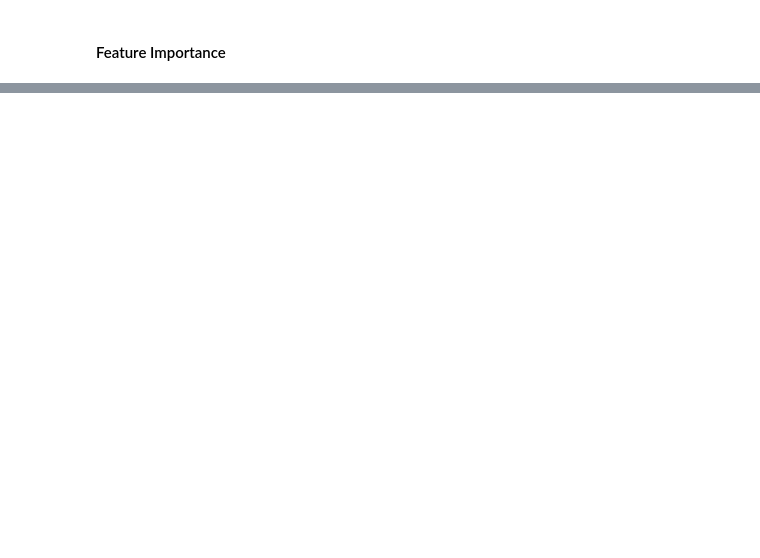
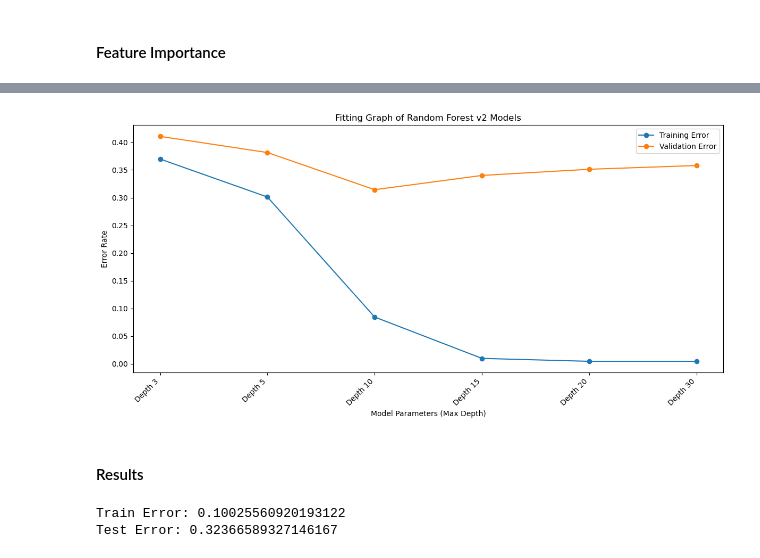
Before and after one commit to sanrajagopal/DSC232RGroupProject, a Jupyter notebook: obis.ipynb, the cells around one changed output, grey strips where cells are left out. Saved outputs shown, nothing was run; the diff lists cells and outputs as text; code cells hidden in the pictures; blank space fills up the shorter version.

```diff
--- a/obis.ipynb
+++ b/obis.ipynb
@@ -659,10 +661,8 @@ model_10 = rf_10.fit(train_data)
 # %%
 # Retreives the prediction dfs and errors for each split
 # Adds a column specifying the dataset
-train_predictions = model_10.transform(train_data).withColumn("dataset", f.lit("Train"))
+train_predictions = model_10.transform(train_data_full).withColumn("dataset", f.lit("Train"))
 train_error = 1 - evaluator.evaluate(train_predictions)
-val_predictions = model_10.transform(validation_data).withColumn("dataset", f.lit("Validation"))
-val_error = 1 - evaluator.evaluate(val_predictions)
 test_predictions = model_10.transform(test_data).withColumn("dataset", f.lit("Test"))
 test_error = 1 - evaluator.evaluate(test_predictions)
 # %%
@@ -768,0 +765,6 @@ plt.show()
+# %%
+# Removing excess 'safe?' == 1 rows as there is an inbalance in the data
+df_temporal_notsafe_rf = df_temporal.filter(f.col('safe?')==0)
+df_temporal_safe_rf = df_temporal.filter(f.col('safe?')==1)
+df_temporal_safe_rf = df_temporal_safe_rf.sample(False, fraction=0.0888, seed=42)
+df_temporal_rfv2 = df_temporal_safe_rf.union(df_temporal_notsafe_rf).withColumn("safe?", f.col("safe?").cast("int")).fillna(0)
@@ -768,0 +803,15 @@ plt.show()
+# %%
+# Scaling based on min max scale as standard scaler did not prove effective
+scaler = MinMaxScaler(inputCol='features', outputCol='scaled_features')
+
+# Creates a scaler model
+scaler_model_rf = scaler.fit(df_rfv2_vector)
+
+# Transforms the feature column using the scaler model
+df_scaled_rfv2 = scaler_model_rf.transform(df_rfv2_vector)
+# %%
+#Splits up the data
+train_data_rf2, validation_data_rf2, test_data_rf2 = df_scaled_rfv2.select('safe?', 'scaled_features').randomSplit([0.6, 0.2, 0.2], seed=42)
+train_data_rf2 = train_data_rf2.cache()
+validation_data_rf2 = validation_data_rf2.cache()
+test_data_rf2 = test_data_rf2.cache()
@@ -768,0 +868,21 @@ plt.show()
+# %%
+# Gets results for plot
+parameters = [r['parameters'] for r in results]
+train_errors = [r['train_error'] for r in results]
+val_errors = [r['val_error'] for r in results]
+
+# Plot
+plt.figure(figsize=(12, 6))
+plt.plot(parameters, train_errors, label='Training Error', marker='o')
+plt.plot(parameters, val_errors, label='Validation Error', marker='o')
+plt.xlabel('Model Parameters (Max Depth)')
+plt.ylabel('Error Rate')
+plt.title('Fitting Graph of Random Forest v2 Models')
+plt.xticks(rotation=45, ha = 'right')
+plt.legend()
+plt.tight_layout()
+plt.show()
+# %% [output]
+[figure, added]
+# %% [markdown]
+#### Results
@@ -768,0 +906,7 @@ plt.show()
+# %%
+# Prints the error rate for each dataset
+print(f"Train Error: {train_error}")
+print(f"Test Error: {test_error}")
+# %% [output]
+Train Error: 0.10025560920193122
+Test Error: 0.32366589327146167
```
Also changed, not shown: parts of 63 cells of this notebook.
